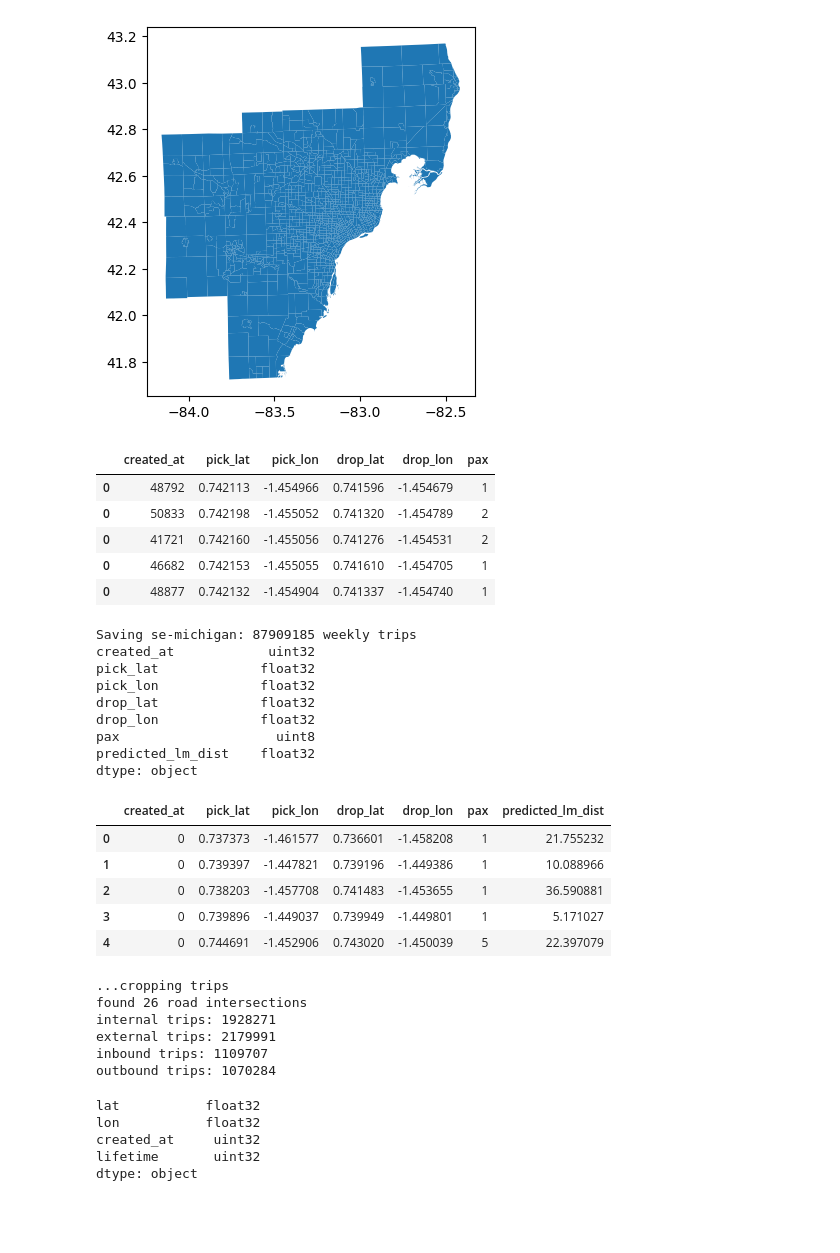
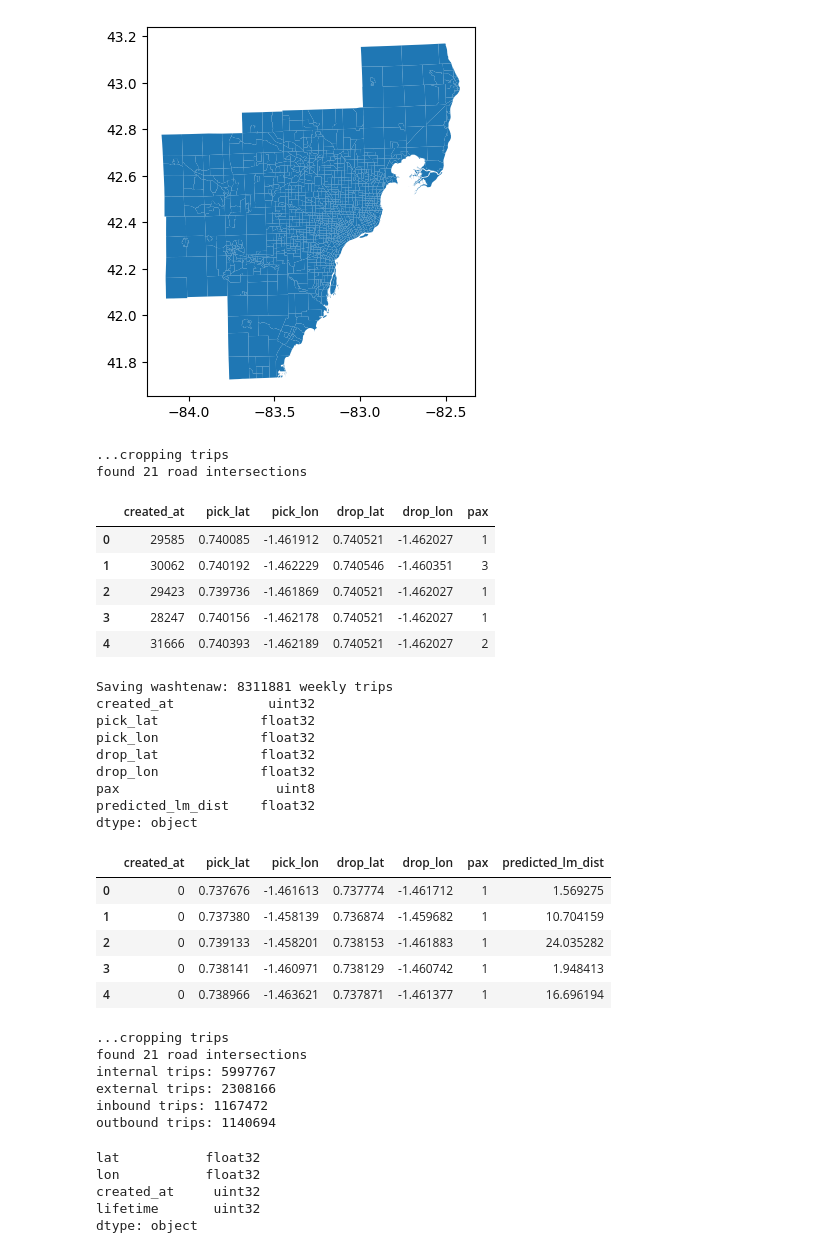
Before and after one commit to BhavyeMathur/av-sim, a Jupyter notebook: semcog-inputs.ipynb, the cells around one changed output. Saved outputs shown, nothing was run; the diff lists cells and outputs as text; code cells hidden in the pictures; blank space fills up the shorter version.

```diff
--- a/semcog-inputs.ipynb
+++ b/semcog-inputs.ipynb
@@ -119,25 +119,27 @@ raw_trips = sample_semcog_data(df, gdf)
 Dropped 107883 of 8137112 rows when merging zone data to trips
 [figure]
 # %%
-REGION = "se-michigan"
+REGION = "washtenaw"
 
 if REGION == "se-michigan":
     trips = raw_trips.copy()
 else:
     polygon = REGION_POLYGONS[REGION]
     print("...cropping trips")
     road_intersections = get_road_boundary_intersections(polygon)
     print(f"found {len(road_intersections)} road intersections")
     trips = snap_trips_to_boundary_points(raw_trips, polygon, road_intersections)
 
 trips.head()
 # %% [output]
+...cropping trips
+found 21 road intersections
 |  | created_at | pick_lat | pick_lon | drop_lat | drop_lon | pax |
-| 0 | 48792 | 0.742113 | -1.454966 | 0.741596 | -1.454679 | 1 |
-| 0 | 50833 | 0.742198 | -1.455052 | 0.741320 | -1.454789 | 2 |
-| 0 | 41721 | 0.742160 | -1.455056 | 0.741276 | -1.454531 | 2 |
-| 0 | 46682 | 0.742153 | -1.455055 | 0.741610 | -1.454705 | 1 |
-| 0 | 48877 | 0.742132 | -1.454904 | 0.741337 | -1.454740 | 1 |
+| 0 | 29585 | 0.740085 | -1.461912 | 0.740521 | -1.462027 | 1 |
+| 1 | 30062 | 0.740192 | -1.462229 | 0.740546 | -1.460351 | 3 |
+| 2 | 29423 | 0.739736 | -1.461869 | 0.740521 | -1.462027 | 1 |
+| 3 | 28247 | 0.740156 | -1.462178 | 0.740521 | -1.462027 | 1 |
+| 4 | 31666 | 0.740393 | -1.462189 | 0.740521 | -1.462027 | 2 |
 # %%
 # run this to save the trips to a parquet file
 
@@ -148,7 +150,7 @@ trips.to_parquet(f"data/requests/{REGION}.parquet")
 print(trips.dtypes)
 trips.head()
 # %% [output]
-Saving se-michigan: 87909185 weekly trips
+Saving washtenaw: 8311881 weekly trips
 created_at            uint32
 pick_lat             float32
 pick_lon             float32
@@ -158,13 +160,13 @@ pax                    uint8
 predicted_lm_dist    float32
 dtype: object
 |  | created_at | pick_lat | pick_lon | drop_lat | drop_lon | pax | predicted_lm_dist |
-| 0 | 0 | 0.737373 | -1.461577 | 0.736601 | -1.458208 | 1 | 21.755232 |
-| 1 | 0 | 0.739397 | -1.447821 | 0.739196 | -1.449386 | 1 | 10.088966 |
-| 2 | 0 | 0.738203 | -1.457708 | 0.741483 | -1.453655 | 1 | 36.590881 |
-| 3 | 0 | 0.739896 | -1.449037 | 0.739949 | -1.449801 | 1 | 5.171027 |
-| 4 | 0 | 0.744691 | -1.452906 | 0.743020 | -1.450039 | 5 | 22.397079 |
+| 0 | 0 | 0.737676 | -1.461613 | 0.737774 | -1.461712 | 1 | 1.569275 |
+| 1 | 0 | 0.737380 | -1.458139 | 0.736874 | -1.459682 | 1 | 10.704159 |
+| 2 | 0 | 0.739133 | -1.458201 | 0.738153 | -1.461883 | 1 | 24.035282 |
+| 3 | 0 | 0.738141 | -1.460971 | 0.738129 | -1.460742 | 1 | 1.948413 |
+| 4 | 0 | 0.738966 | -1.463621 | 0.737871 | -1.461377 | 1 | 16.696194 |
 # %%
-REGION = "ann-arbor"
+REGION = "washtenaw"
 
 polygon = REGION_POLYGONS[REGION]
 print("...cropping trips")
@@ -178,11 +180,11 @@ for mode in ("internal", "external", "inbound", "outbound"):
     trips.to_parquet(f"output/semcog/{mode}-{REGION}-trips.parquet")
 # %% [output]
 ...cropping trips
-found 26 road intersections
-internal trips: 1928271
-external trips: 2179991
-inbound trips: 1109707
-outbound trips: 1070284
+found 21 road intersections
+internal trips: 5997767
+external trips: 2308166
+inbound trips: 1167472
+outbound trips: 1140694
 # %%
 REGION = "detroit"
 
```
Also changed, not shown: 5 other files.
